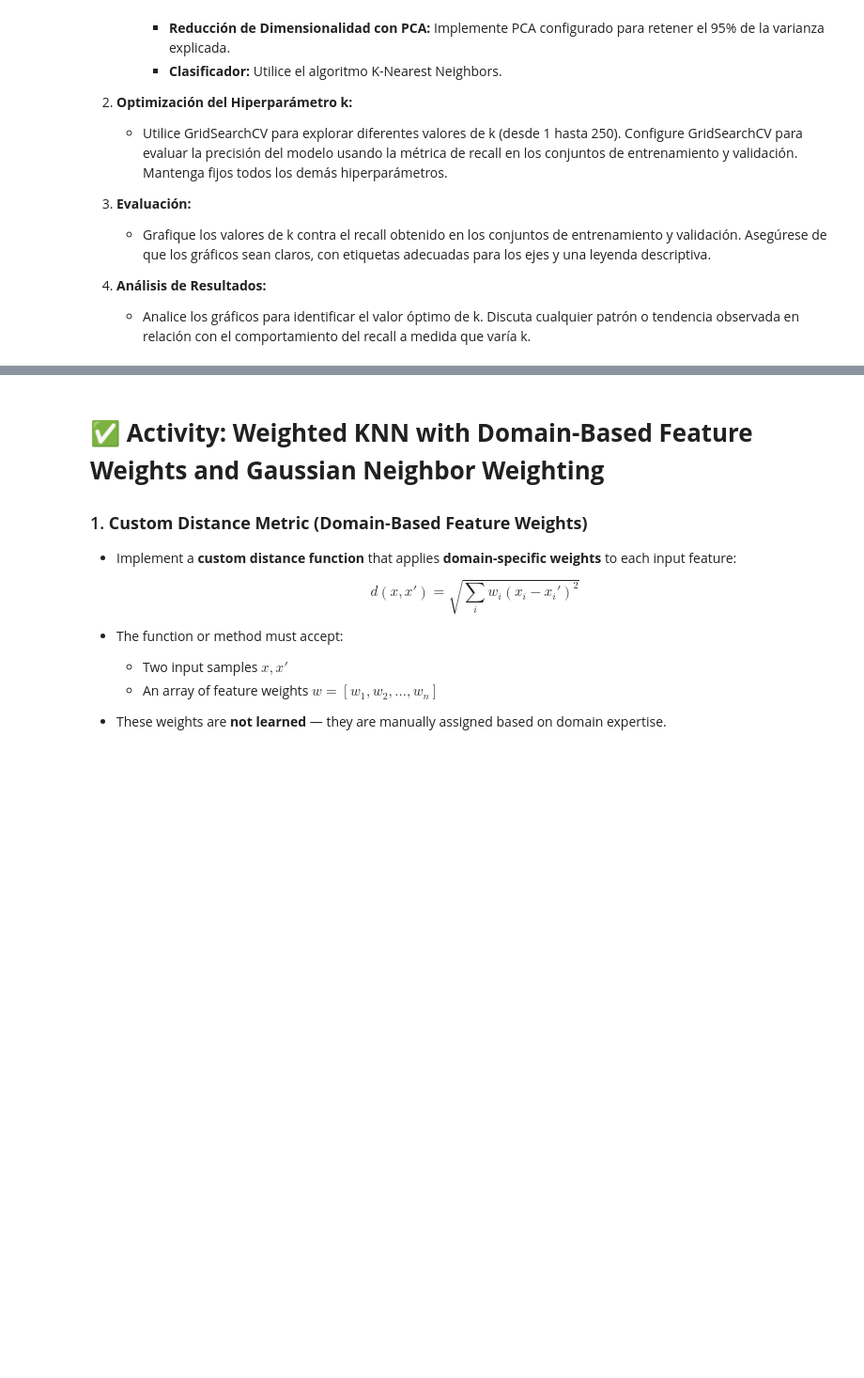
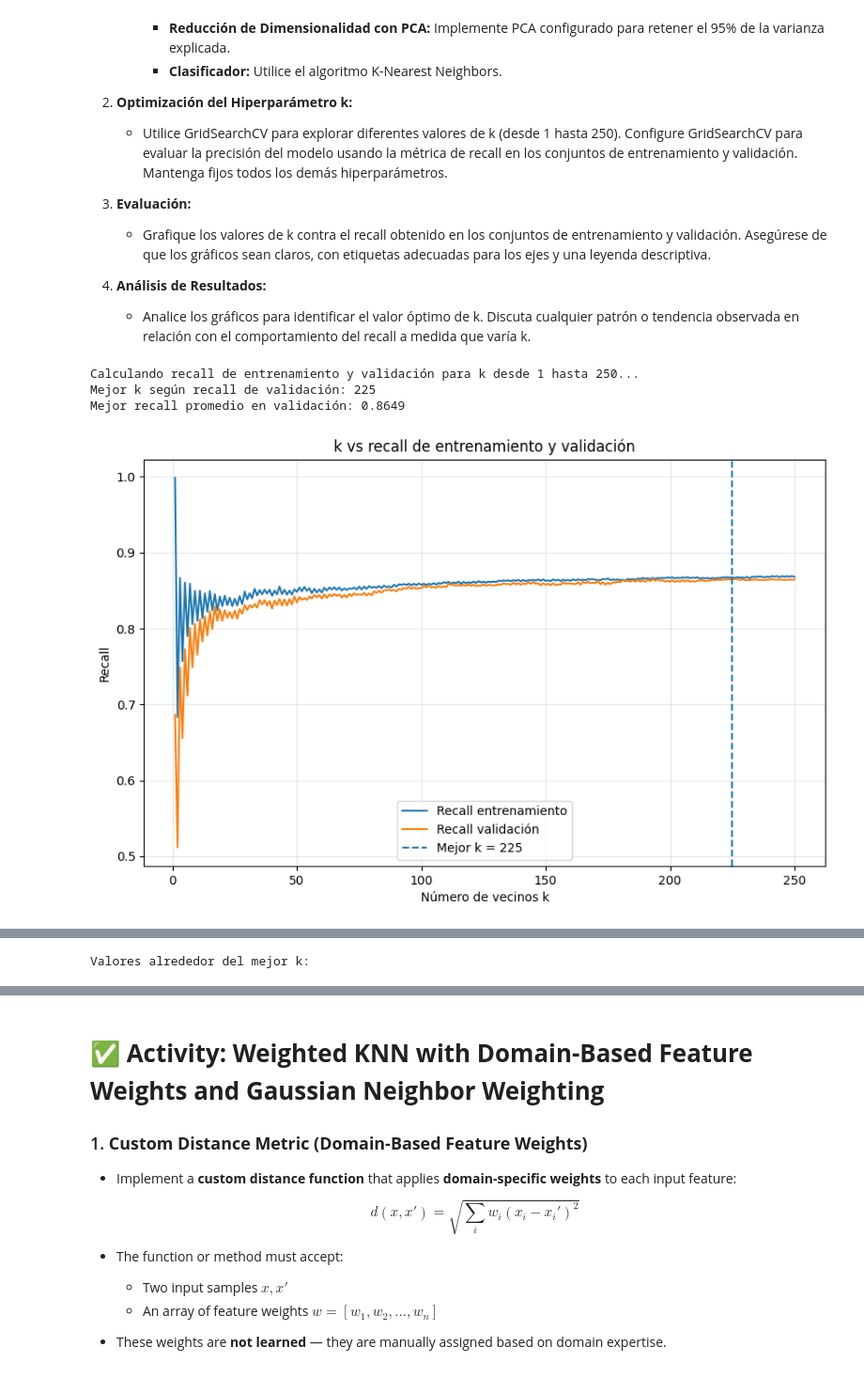
Before and after one commit to NicoCarrion02/machine-learning-1139, a Jupyter notebook: lab7_KNN/Planteamiento_Optimización_de_hiperparámetros_para_Clasificación_Churn_Telecomunicaciones_(con_y_sin_PCA)_(KNN)_v2.ipynb, the cells around one changed output, grey strips where cells are left out. Shown at 94% size. Saved outputs shown, nothing was run; the diff lists cells and outputs as text; code cells hidden in the pictures; blank space fills up the shorter version.

```diff
--- a/lab7_KNN/Planteamiento_Optimización_de_hiperparámetros_para_Clasificación_Churn_Telecomunicaciones_(con_y_sin_PCA)_(KNN)_v2.ipynb
+++ b/lab7_KNN/Planteamiento_Optimización_de_hiperparámetros_para_Clasificación_Churn_Telecomunicaciones_(con_y_sin_PCA)_(KNN)_v2.ipynb
@@ -470,0 +706,78 @@ Tip: Ver BayesSearchCV en https://machinelearningmastery.com/scikit-optimize-for
+# %%
+from sklearn.model_selection import StratifiedKFold, GridSearchCV
+from sklearn.pipeline import Pipeline
+from sklearn.preprocessing import StandardScaler
+from sklearn.decomposition import PCA
+from sklearn.neighbors import KNeighborsClassifier
+import sklearn.metrics as metrics
+import pandas as pd
+import numpy as np
+import matplotlib.pyplot as plt
+
+print("Calculando recall de entrenamiento y validación para k desde 1 hasta 250...")
+
+pipeline_k_curve = Pipeline([
+    ('scaler', StandardScaler()),
+    ('pca', PCA(n_components=0.95)),
+    ('knn', KNeighborsClassifier(weights='uniform', metric='euclidean'))
+])
+
+param_grid_k = {
+    'knn__n_neighbors': np.arange(1, 251)
+}
+
+cv_k_curve = StratifiedKFold(n_splits=3, shuffle=True, random_state=45)
+
+search_k_curve = GridSearchCV(
+    estimator=pipeline_k_curve,
+    param_grid=param_grid_k,
+    scoring='recall',
+    cv=cv_k_curve,
+    return_train_score=True,
+    n_jobs=-1,
+    verbose=0
+)
+
+search_k_curve.fit(X_train_undersampled, y_train_undersampled)
+
+results_k = pd.DataFrame(search_k_curve.cv_results_)
+results_k['k'] = results_k['param_knn__n_neighbors'].astype(int)
+
+best_k = search_k_curve.best_params_['knn__n_neighbors']
+best_val_recall = search_k_curve.best_score_
+
+print(f"Mejor k según recall de validación: {best_k}")
+print(f"Mejor recall promedio en validación: {best_val_recall:.4f}")
+
+plt.figure(figsize=(10, 6))
+plt.plot(results_k['k'], results_k['mean_train_score'], label='Recall entrenamiento')
+plt.plot(results_k['k'], results_k['mean_test_score'], label='Recall validación')
+plt.axvline(best_k, linestyle='--', label=f'Mejor k = {best_k}')
+plt.title("k vs recall de entrenamiento y validación")
+plt.xlabel("Número de vecinos k")
+plt.ylabel("Recall")
+plt.legend()
+plt.grid(True, alpha=0.3)
+plt.show()
+
+pred_test_k_curve = search_k_curve.predict(X_test)
+
+print("\nMétricas en test usando el mejor k:")
+print(f"Recall:    {metrics.recall_score(y_test, pred_test_k_curve):.4f}")
+print(f"F1-score:  {metrics.f1_score(y_test, pred_test_k_curve):.4f}")
+print(f"Accuracy:  {metrics.accuracy_score(y_test, pred_test_k_curve):.4f}")
+print(f"Precision: {metrics.precision_score(y_test, pred_test_k_curve):.4f}")
+
+print("\nPrimeros valores de la tabla k vs recall:")
+display(results_k[['k', 'mean_train_score', 'mean_test_score', 'std_test_score']].head())
+
+print("\nValores alrededor del mejor k:")
+display(results_k.loc[
+    results_k['k'].between(max(1, best_k - 5), min(250, best_k + 5)),
+    ['k', 'mean_train_score', 'mean_test_score', 'std_test_score']
+])
+# %% [output]
+Calculando recall de entrenamiento y validación para k desde 1 hasta 250...
+Mejor k según recall de validación: 225
+Mejor recall promedio en validación: 0.8649
+[figure, added]
@@ -470,0 +797 @@ Tip: Ver BayesSearchCV en https://machinelearningmastery.com/scikit-optimize-for
+Valores alrededor del mejor k:
```
Also changed, not shown: parts of 14 cells of this notebook.
